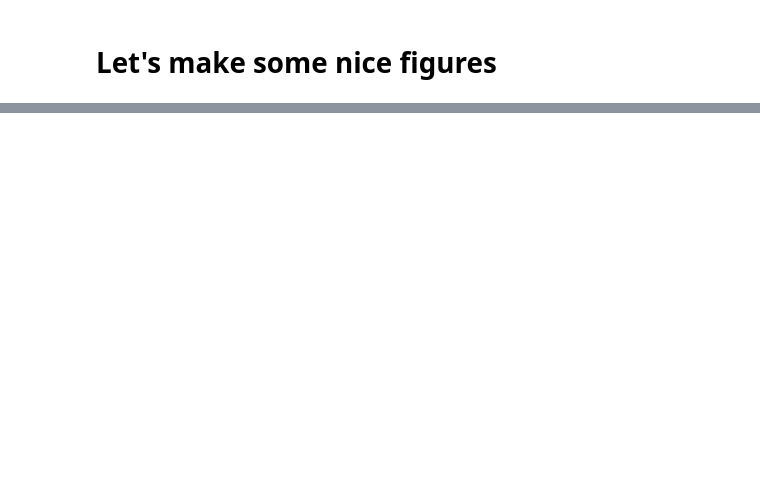
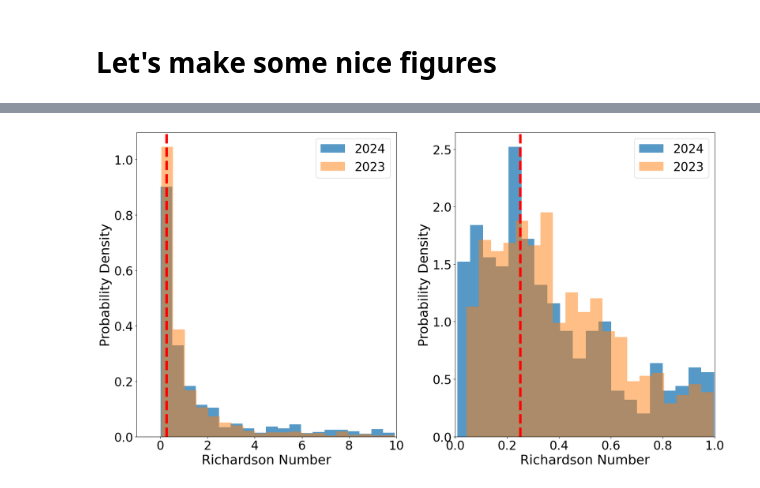
Before and after one commit to GHOpenonic/equatorial-pacific-turbulent-mixing, a Jupyter notebook: analysis_and_data/figures.ipynb, the cells around one changed output, grey strips where cells are left out. Cells and saved outputs as stored; diff of their text form; code cells hidden in the pictures; blank space fills up the shorter version.

```diff
--- a/analysis_and_data/figures.ipynb
+++ b/analysis_and_data/figures.ipynb
@@ -311,0 +392,49 @@ plt.show()
+# %%
+# eliminate surface mixing by removing top 50 meters
+ri_2023_metrics_1 = ri_2023.drop(ri_2023.index[:2])
+ri_2024_metrics_1 = ri_2024.drop(ri_2024.index[:2])
+
+# eliminate skewing of metrics by removing below EUC max.
+ri_2023_metrics = ri_2023_metrics_1.drop(ri_2023_metrics_1.index[10:])
+ri_2024_metrics = ri_2024_metrics_1.drop(ri_2024_metrics_1.index[8:])
+# %%
+ri_2023_metrics.columns = range(len(ri_2023_metrics.columns))
+ri_2024_metrics.columns = range(len(ri_2024_metrics.columns))
+# %%
+ri_2023_metrics = ri_2023_metrics.iloc[:, 252:378]
+ri_2024_metrics = ri_2024_metrics.iloc[:, 252:378]
+# %%
+ri_crit_2023 = ri_2023_metrics.stack().loc[ri_2023_metrics.stack() <= 10].tolist()
+ri_crit_2024 = ri_2024_metrics.stack().loc[ri_2024_metrics.stack() <= 10].tolist()
+
+fig, axs = plt.subplots(1, 2, figsize=(18, 10), sharey=False)
+
+# Plot PDF
+axs[0].hist(ri_crit_2024, bins=20, density=True, alpha=0.75, label = '2024')
+axs[0].hist(ri_crit_2023, bins=20, density=True, alpha=0.5, label = '2023')
+axs[0].axvline(x=0.25, color='red', linestyle='dashed', linewidth=5)
+axs[0].set_ylabel('Probability Density')
+axs[0].set_xlabel('Richardson Number')
+axs[0].set_xlim(-1, 10)
+#axs[0].set_title('Richardson Distribution')
+axs[0].legend(loc='upper right')
+
+ri_crit_2023 = ri_2023_metrics.stack().loc[ri_2023_metrics.stack() <= 1].tolist()
+ri_crit_2024 = ri_2024_metrics.stack().loc[ri_2024_metrics.stack() <= 1].tolist()
+
+# Plot PDF zoomed in
+axs[1].hist(ri_crit_2024, bins=20, density=True, alpha=0.75, label = '2024')
+axs[1].hist(ri_crit_2023, bins=20, density=True, alpha=0.5, label = '2023')
+axs[1].axvline(x=0.25, color='red', linestyle='dashed', linewidth=5)
+axs[1].set_ylabel('Probability Density')
+axs[1].set_xlabel('Richardson Number')
+axs[1].set_xlim(0, 1)
+#axs[1].set_title('')
+axs[1].legend(loc='upper right')
+
+#plt.savefig('Ri_Histogram.png', dpi=300, bbox_inches='tight')
+
+plt.tight_layout()
+plt.show()
+# %% [output]
+[figure, added]
```
Also changed, not shown: parts of 11 cells of this notebook.
